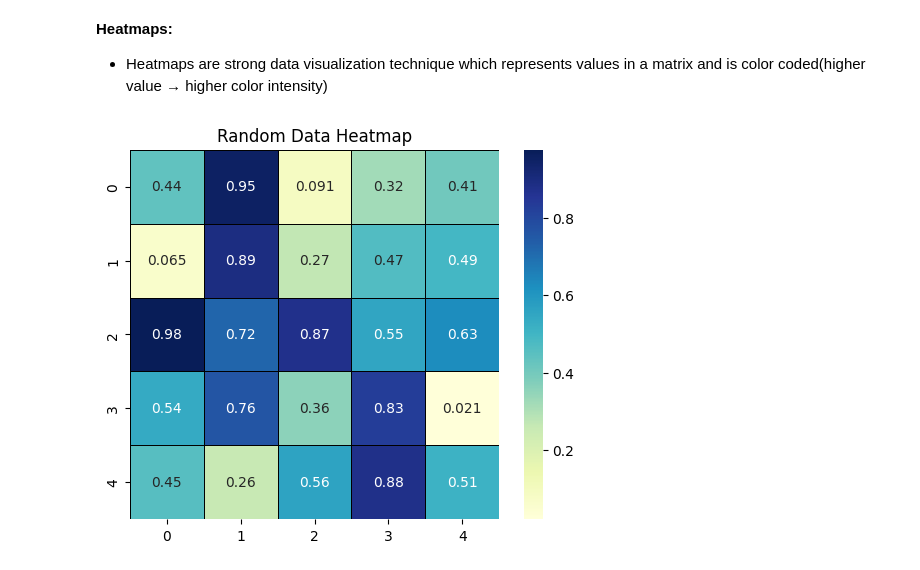
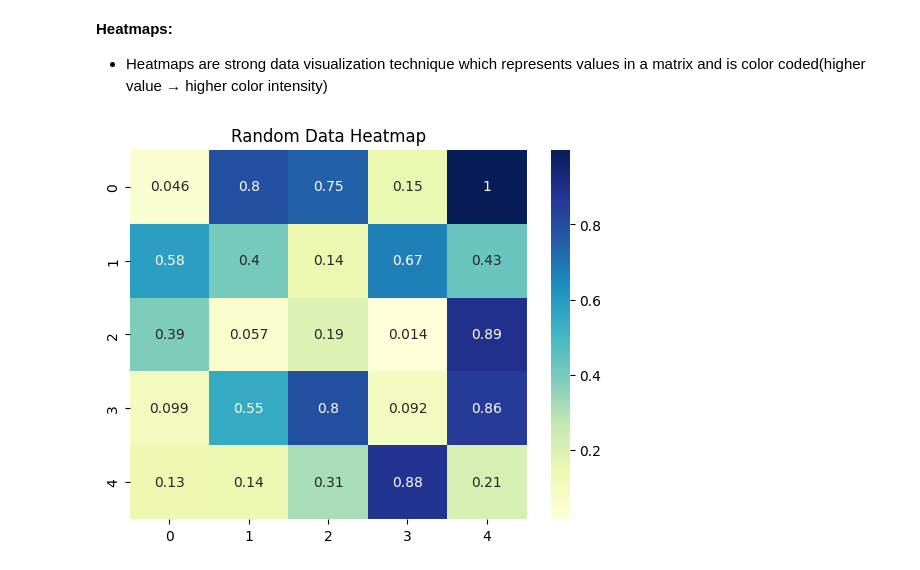
Before and after one commit to Apil120/Learn-ML, a Jupyter notebook: matplotlib/matplotlib.ipynb, the cells around one changed output. Drawn from its saved outputs; the diff is of its cells as text; code cells hidden in the pictures.

Commit message:
Heatmap done.

```diff
--- a/matplotlib/matplotlib.ipynb
+++ b/matplotlib/matplotlib.ipynb
@@ -135,8 +135,8 @@ plt.show()
 - Heatmaps are strong data visualization technique which represents values in a matrix and is color coded(higher value &#8594; higher color intensity)
 # %%
 data = np.random.rand(5,5)
-sns.heatmap(data,annot=True,cmap="YlGnBu",linewidths=0.5, linecolor='black', square=True)
+sns.heatmap(data,annot=True,cmap="YlGnBu",)
 plt.title("Random Data Heatmap")
 plt.show()
 # %% [output]
-[figure, old version]
+[figure, new version]
```
Also changed, not shown: parts of 1 cell of this notebook.
